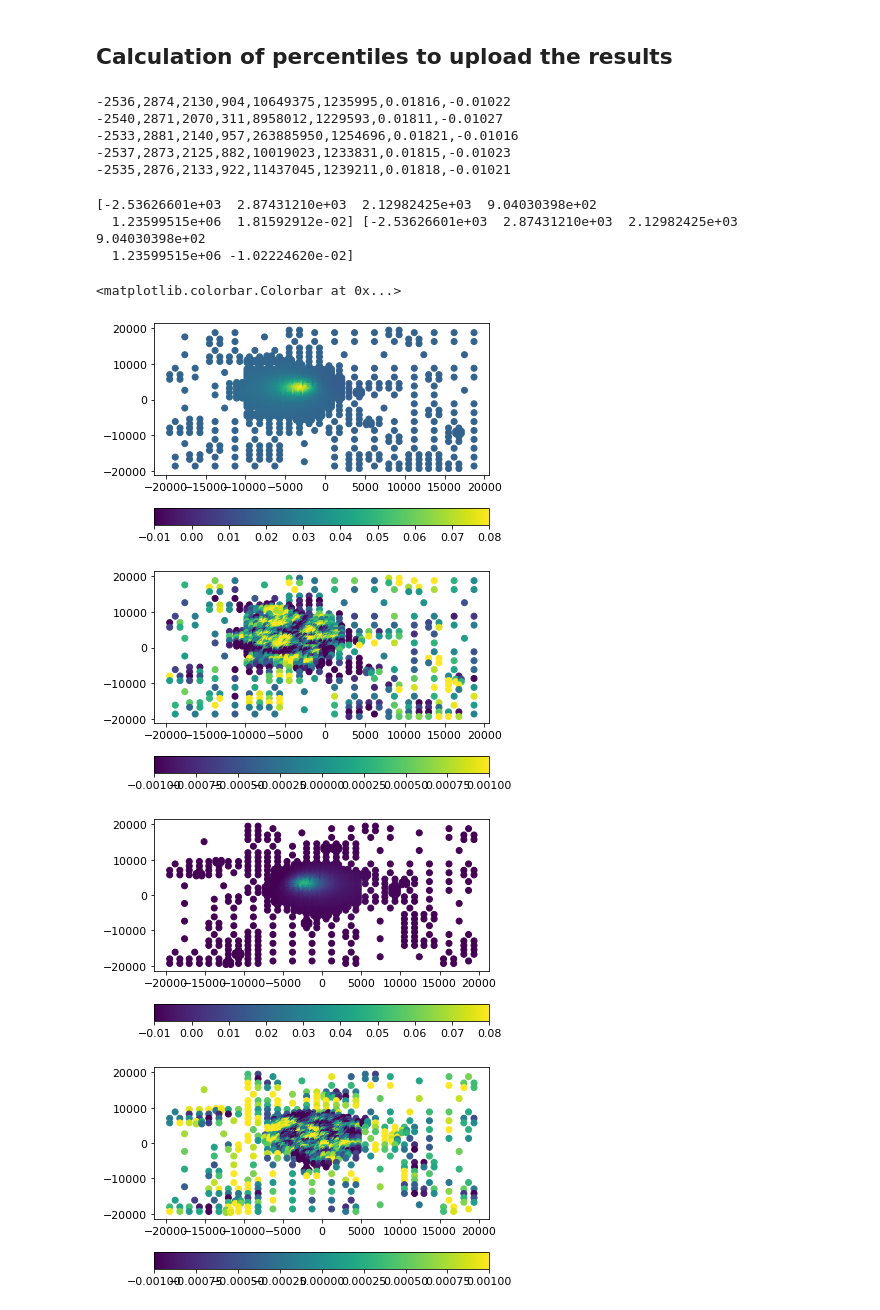
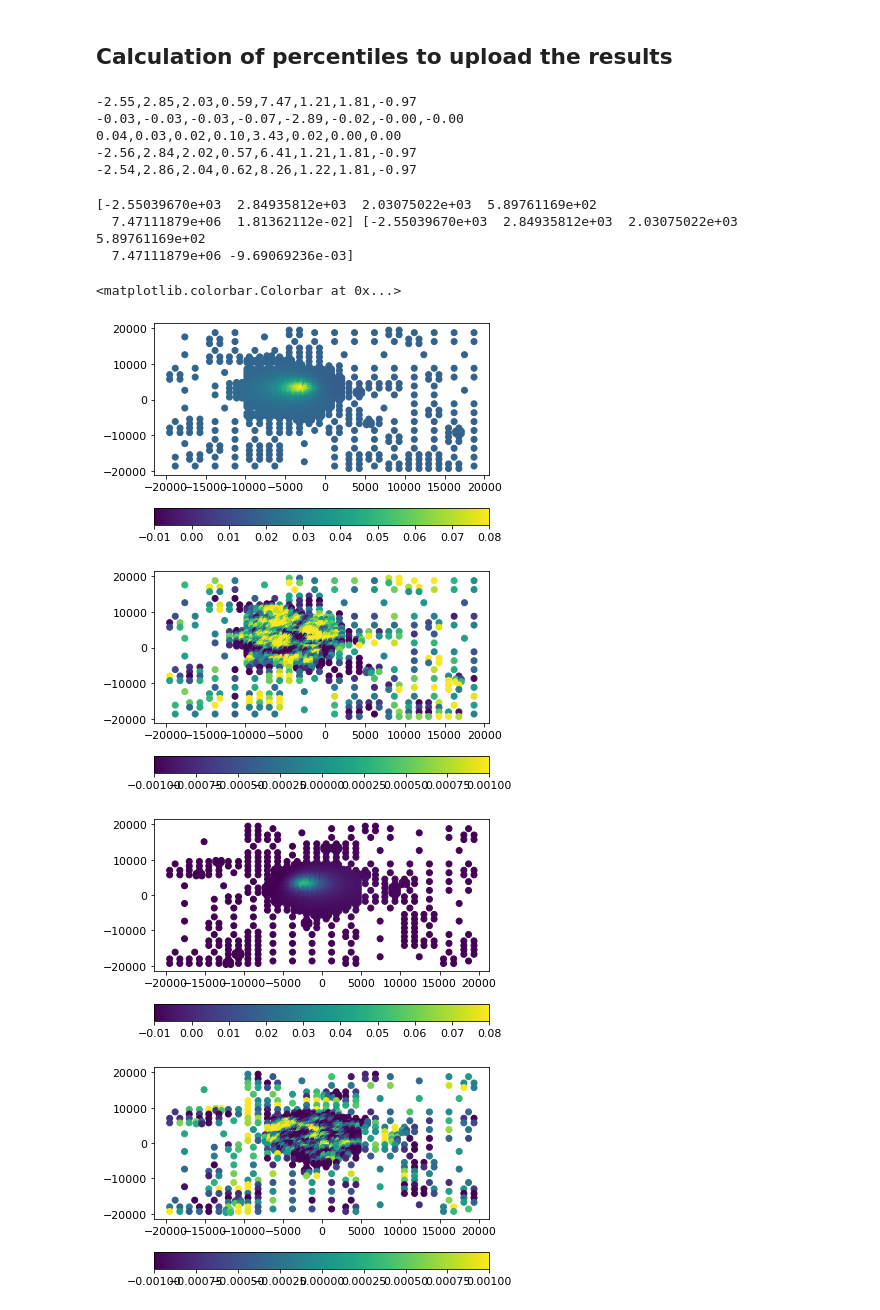
Before and after one commit to uafgeotools/vmod, a Jupyter notebook: dvd_insar_low_off.ipynb, the cells around one changed output. Saved outputs shown, nothing was run; the diff lists cells and outputs as text; code cells hidden in the pictures.

```diff
--- a/dvd_insar_low_off.ipynb
+++ b/dvd_insar_low_off.ipynb
@@ -195,7 +198,7 @@ plt.colorbar(orientation='horizontal')
 # %%
 import pickle
-#with open('unimak_gnss_3s.pkl','rb') as handle:
-with open('insar_low.pkl','rb') as handle:
+
+with open('insar_low_dP.pkl','rb') as handle:
     dic=pickle.load(handle)
 
 trace=[dic[key] for key in dic.keys()]
@@ -213,8 +216,9 @@ data=np.vstack(data)
 newdata=np.zeros((data.shape[0]+1,data.shape[1]))
 newdata[:,:]=np.nan
 newdata[0:4,:]=np.copy(data[0:4,:])
-newdata[4,:]=np.copy(data[4,:]*2e10/(np.pi*data[3,:]**3))
-newdata[5::,:]=np.copy(data[4::,:])
+newdata[5,:]=np.copy((data[4,:]*(np.pi*data[3,:]**3)/4e9)*(1+(data[3,:]/data[2,:])**4))
+newdata[4,:]=np.copy(data[4,:])
+newdata[6::,:]=np.copy(data[5::,:])
 
 data=np.copy(newdata)
 data[0,:]=data[0,:]/1e3
@@ -249,6 +253,10 @@ trus=[trus1,trus2,trus3,trus4,trus5,trus6,trus7,trus8,trus9,trus10,trus11,trus12
 
 ranges=[(-2.8,-1.40),(2.55,3.1),(2.0,2.4),(0.1,1.1),(0,80),(1.0,1.3),(1.78,1.84),(-1.1,-0.9)]
 
+true=[-2.52,2.84,2.15,0.9,5,1.3,1.8,-1.0]
+
+ansx=[ans.x[0]/1e3,ans.x[1]/1e3,ans.x[2]/1e3,ans.x[3]/1e3,ans.x[4]*2e10/(1e6*np.pi*ans.x[3]**3),ans.x[4]/1e6,ans.x[5]*1e2,ans.x[6]*1e2]
+
 plt.rcParams.update({'font.size': 30})
 figure = corner.corner(data.T, labels=labels,
                        quantiles=[0.05, 0.5, 0.95],smooth=0.7,range=ranges,max_n_ticks=2,labelpad=0.3,
@@ -257,7 +265,8 @@ figure = corner.corner(data.T, labels=labels,
 for i,tru in enumerate(trus):
     #corner.overplot_lines(figure, np.array(tru), color="C"+str(i),linewidth=1)
     corner.overplot_points(figure, np.array(tru)[None], color="C"+str(i),marker='s')
-
+corner.overplot_points(figure, np.array(ansx)[None], color="gold",marker='*',ms=20)
+corner.overplot_points(figure, np.array(true)[None], color="red",marker='*',ms=20)
 plt.savefig('histograms')
 # %% [output]
 WARNING:root:Too few points to create valid contours
@@ -275,8 +277,8 @@ WARNING:root:Too few points to create valid contours
 ## Calculation of percentiles to upload the results
 # %%
 means=[np.percentile(data[i,:],50) for i in range(data.shape[0])]
-lower95=[np.percentile(data[i,:],5) for i in range(data.shape[0])]
-upper95=[np.percentile(data[i,:],95) for i in range(data.shape[0])]
+lower95=[np.percentile(data[i,:],5)-np.percentile(data[i,:],50) for i in range(data.shape[0])]
+upper95=[np.percentile(data[i,:],95)-np.percentile(data[i,:],50) for i in range(data.shape[0])]
 lower32=[np.percentile(data[i,:],32) for i in range(data.shape[0])]
 upper68=[np.percentile(data[i,:],68) for i in range(data.shape[0])]
 
@@ -285,53 +287,54 @@ results=[means,lower95,upper95,lower32,upper68]
 for res in results:
     for i in range(len(res)):
         if i in [0,1,2,3]:
-            res[i]=res[i]*1e3
+            res[i]=res[i]
         elif i in [4,5]:
-            res[i]=res[i]*1e6
+            res[i]=res[i]
         elif i in [6,7]:
-            res[i]=res[i]/1e2
-    print("%4.0f,%4.0f,%4.0f,%3.0f,%2.0f,%2.0f,%1.5f,%1.5f"%(tuple(res)))
+            res[i]=res[i]
+    #print(res)
+    print("%.2f,%.2f,%.2f,%.2f,%.2f,%.2f,%.2f,%.2f"%(tuple(res)))
 # %% [output]
--2536,2874,2130,904,10649375,1235995,0.01816,-0.01022
--2540,2871,2070,311,8958012,1229593,0.01811,-0.01027
--2533,2881,2140,957,263885950,1254696,0.01821,-0.01016
--2537,2873,2125,882,10019023,1233831,0.01815,-0.01023
--2535,2876,2133,922,11437045,1239211,0.01818,-0.01021
+-2.55,2.85,2.03,0.59,7.47,1.21,1.81,-0.97
+-0.03,-0.03,-0.03,-0.07,-2.89,-0.02,-0.00,-0.00
+0.04,0.03,0.02,0.10,3.43,0.02,0.00,0.00
+-2.56,2.84,2.02,0.57,6.41,1.21,1.81,-0.97
+-2.54,2.86,2.04,0.62,8.26,1.22,1.81,-0.97
 # %%
 plt.rcParams.update({'font.size': 11})
-ansa=np.concatenate((means[0:4],[means[5],means[6]]))
-ansd=np.concatenate((means[0:4],[means[5],means[7]]))
+ansa=np.concatenate((means[0:4],[means[4],means[6]]))
+ansd=np.concatenate((means[0:4],[means[4],means[7]]))
 
 print(ansa,ansd)
 
 losma=mcta.forward(ansa)
 
 plt.figure()
 plt.scatter(xsa,ysa,c=losma,vmin=-0.01,vmax=0.08)
 plt.colorbar(orientation='horizontal')
 
 plt.figure()
 plt.scatter(xsa,ysa,c=obsa.get_data()-losma,vmin=-1e-3,vmax=1e-3)
 plt.colorbar(orientation='horizontal')
 
 losmd=mctd.forward(ansd)
 
 plt.figure()
 plt.scatter(xsd,ysd,c=losmd,vmin=-0.01,vmax=0.08)
 plt.colorbar(orientation='horizontal')
 
 plt.figure()
 plt.scatter(xsd,ysd,c=obsd.get_data()-losmd,vmin=-1e-3,vmax=1e-3)
 plt.colorbar(orientation='horizontal')
 # %% [output]
-[-2.53626601e+03  2.87431210e+03  2.12982425e+03  9.04030398e+02
-  1.23599515e+06  1.81592912e-02] [-2.53626601e+03  2.87431210e+03  2.12982425e+03  9.04030398e+02
-  1.23599515e+06 -1.02224620e-02]
+[-2.55039670e+03  2.84935812e+03  2.03075022e+03  5.89761169e+02
+  7.47111879e+06  1.81362112e-02] [-2.55039670e+03  2.84935812e+03  2.03075022e+03  5.89761169e+02
+  7.47111879e+06 -9.69069236e-03]
 <matplotlib.colorbar.Colorbar at 0x...>
 [figure]
-[figure, old version]
+[figure, new version]
 [figure]
-[figure, old version]
+[figure, new version]
 # %%
 plt.rcParams.update({'font.size': 22})
 
```
Also changed, not shown: parts of 7 cells of this notebook, 7 other files.
